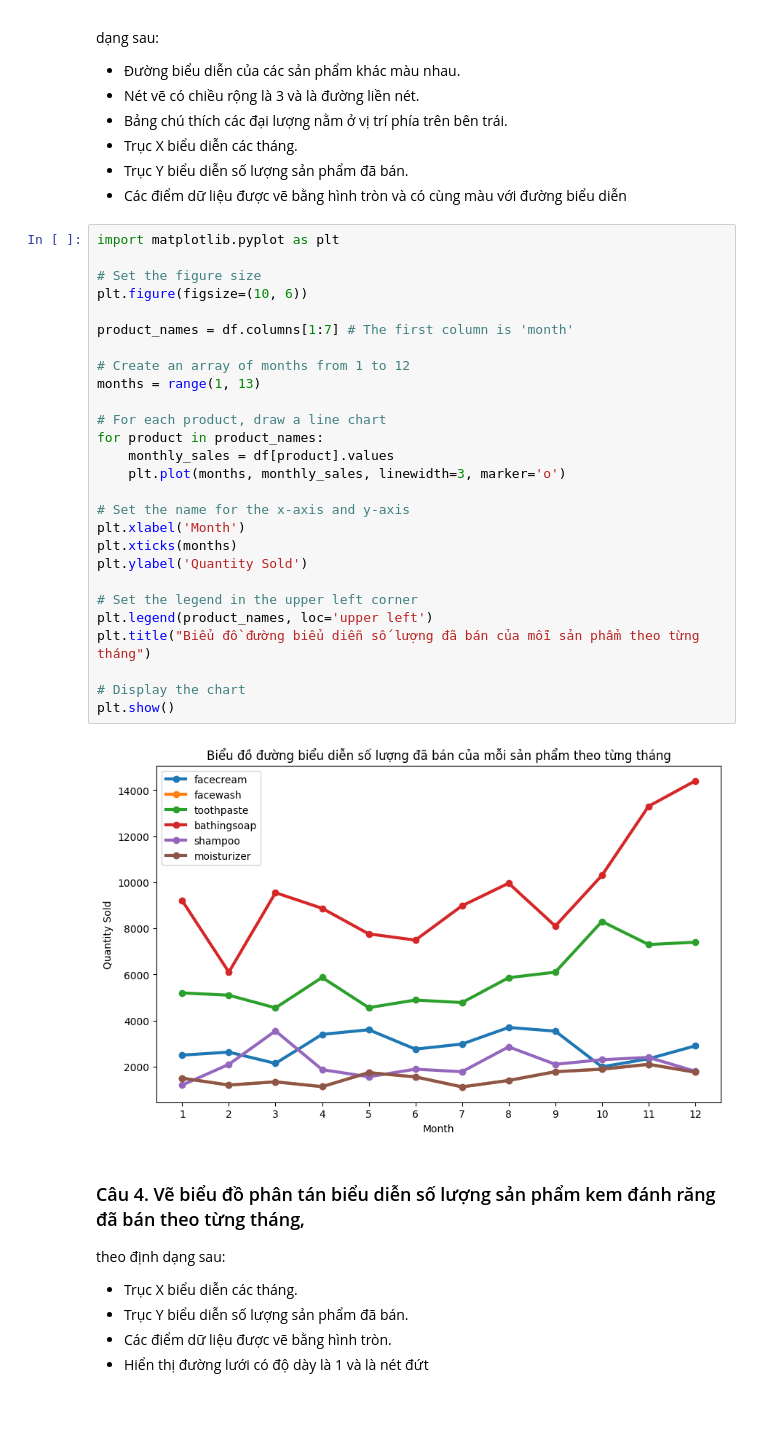
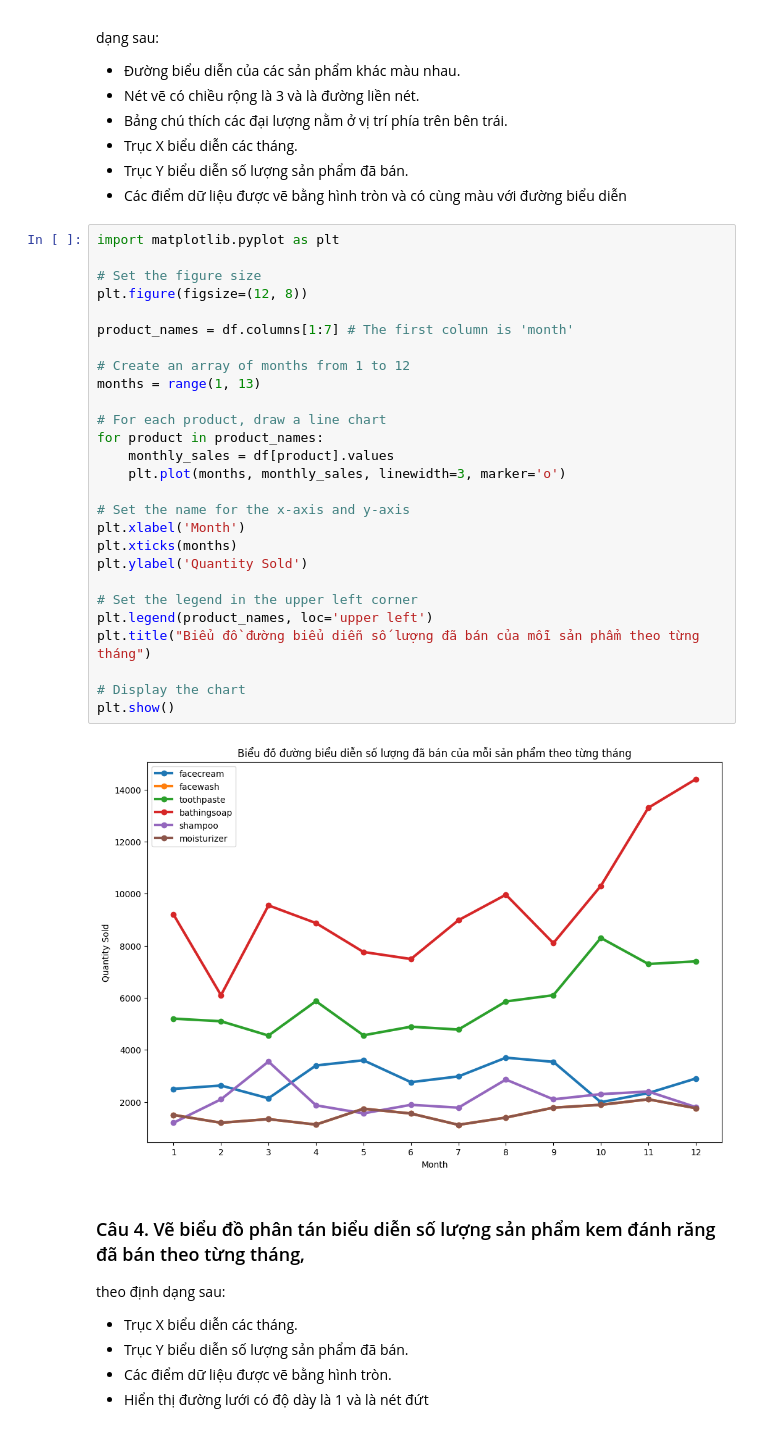
Before and after one commit to phat072/IE229_LAB, a Jupyter notebook: tuan2/BT_lamthem.ipynb, the cells around one changed output. Cells and saved outputs as stored; diff of their text form.

```diff
--- a/tuan2/BT_lamthem.ipynb
+++ b/tuan2/BT_lamthem.ipynb
@@ -114,32 +108,32 @@ dạng sau:
 # %%
 import matplotlib.pyplot as plt
 
 # Set the figure size
-plt.figure(figsize=(10, 6))
+plt.figure(figsize=(12, 8))
 
 product_names = df.columns[1:7] # The first column is 'month'
 
 # Create an array of months from 1 to 12
 months = range(1, 13)
 
 # For each product, draw a line chart
 for product in product_names:
     monthly_sales = df[product].values
     plt.plot(months, monthly_sales, linewidth=3, marker='o')
 
 # Set the name for the x-axis and y-axis
 plt.xlabel('Month')
 plt.xticks(months)
 plt.ylabel('Quantity Sold')
 
 # Set the legend in the upper left corner
 plt.legend(product_names, loc='upper left')
 plt.title("Biểu đồ đường biểu diễn số lượng đã bán của mỗi sản phẩm theo từng tháng")
 
 # Display the chart
 plt.show()
 # %% [output]
-[figure, old version]
+[figure, new version]
 # %% [markdown]
 ### Câu 4. Vẽ biểu đồ phân tán biểu diễn số lượng sản phẩm kem đánh răng đã bán theo từng tháng,
 theo định dạng sau:
```
Also changed, not shown: parts of 11 cells of this notebook, 1 other file.
